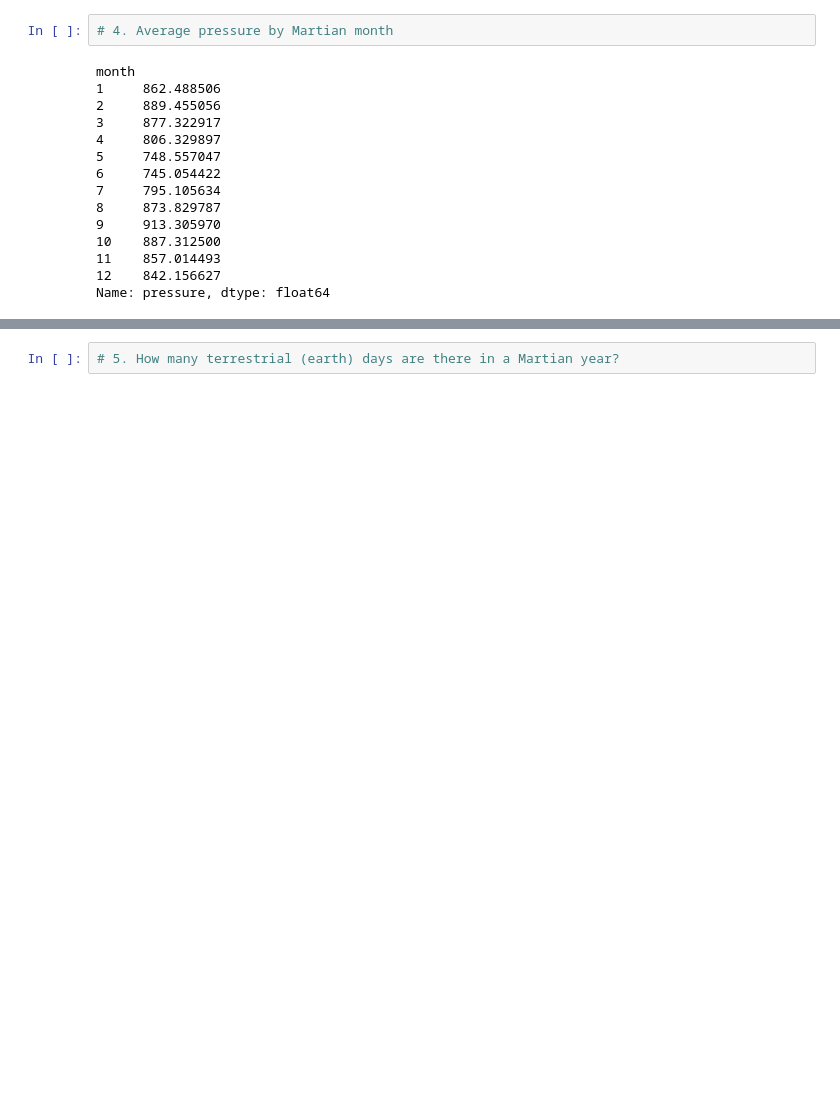
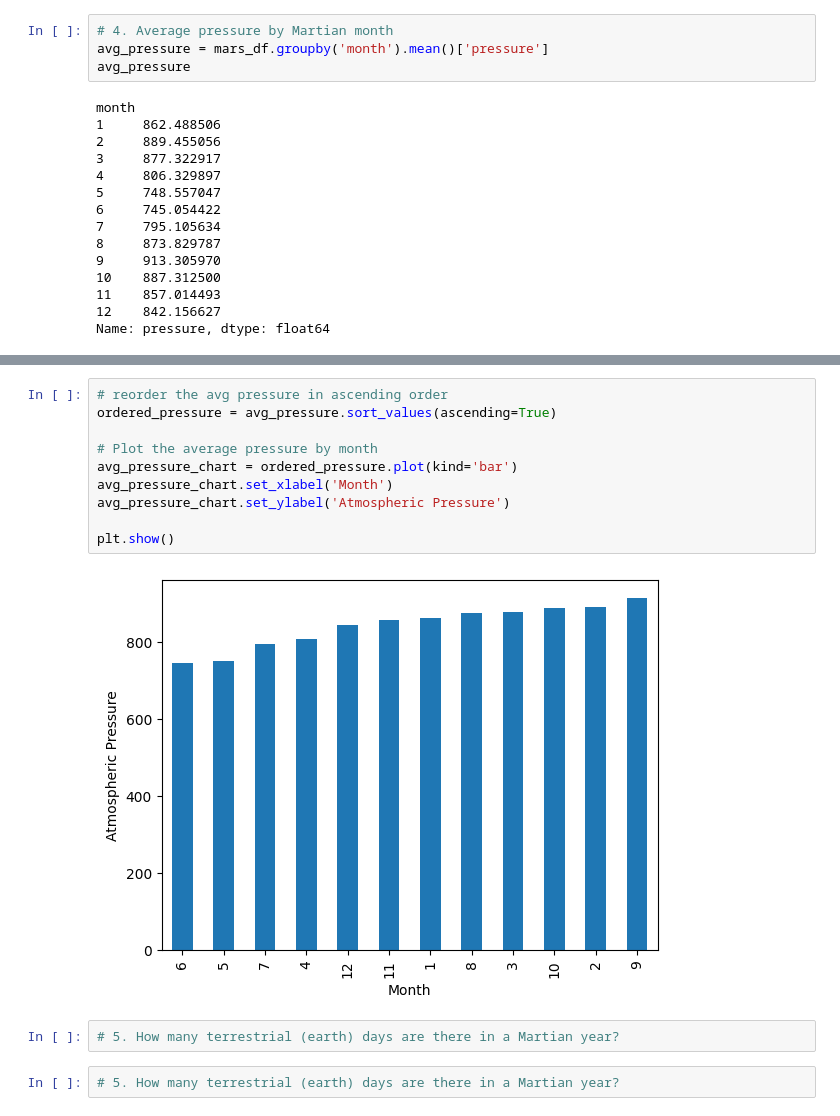
Before and after one commit to jenalvz/web-scraping, a Jupyter notebook: part_2_mars_weather -JALVAREZ.ipynb, the cells around one changed output, grey strips where cells are left out. Drawn from its saved outputs; the diff is of its cells as text; blank space fills up the shorter version.

```diff
--- a/part_2_mars_weather -JALVAREZ.ipynb
+++ b/part_2_mars_weather -JALVAREZ.ipynb
@@ -228,6 +236,8 @@ ordered_temps = avg_lowtemps.sort_values(ascending=False)
 [figure]
 # %%
 # 4. Average pressure by Martian month
+avg_pressure = mars_df.groupby('month').mean()['pressure']
+avg_pressure
 # %% [output]
 month
 1     862.488506
@@ -250,3 +256,17 @@ Name: pressure, dtype: float64
+# %%
+# reorder the avg pressure in ascending order
+ordered_pressure = avg_pressure.sort_values(ascending=True)
+
+# Plot the average pressure by month
+avg_pressure_chart = ordered_pressure.plot(kind='bar')
+avg_pressure_chart.set_xlabel('Month')
+avg_pressure_chart.set_ylabel('Atmospheric Pressure')
+
+plt.show()
+# %% [output]
+[figure, added]
+# %%
+# 5. How many terrestrial (earth) days are there in a Martian year?
 # %%
 # 5. How many terrestrial (earth) days are there in a Martian year?
 # %% [output]
```
Also changed, not shown: parts of 2 cells of this notebook, 1 other file.
